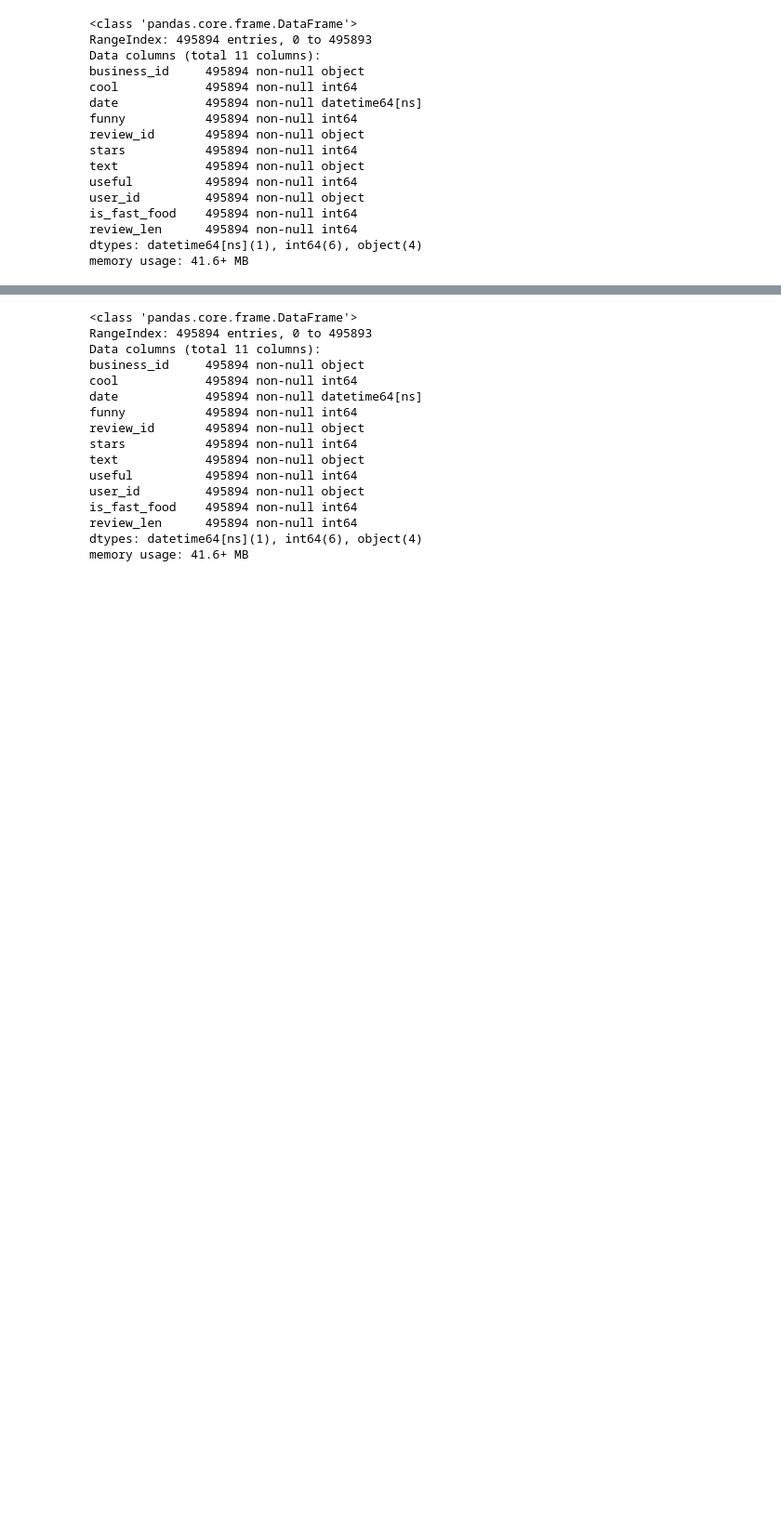
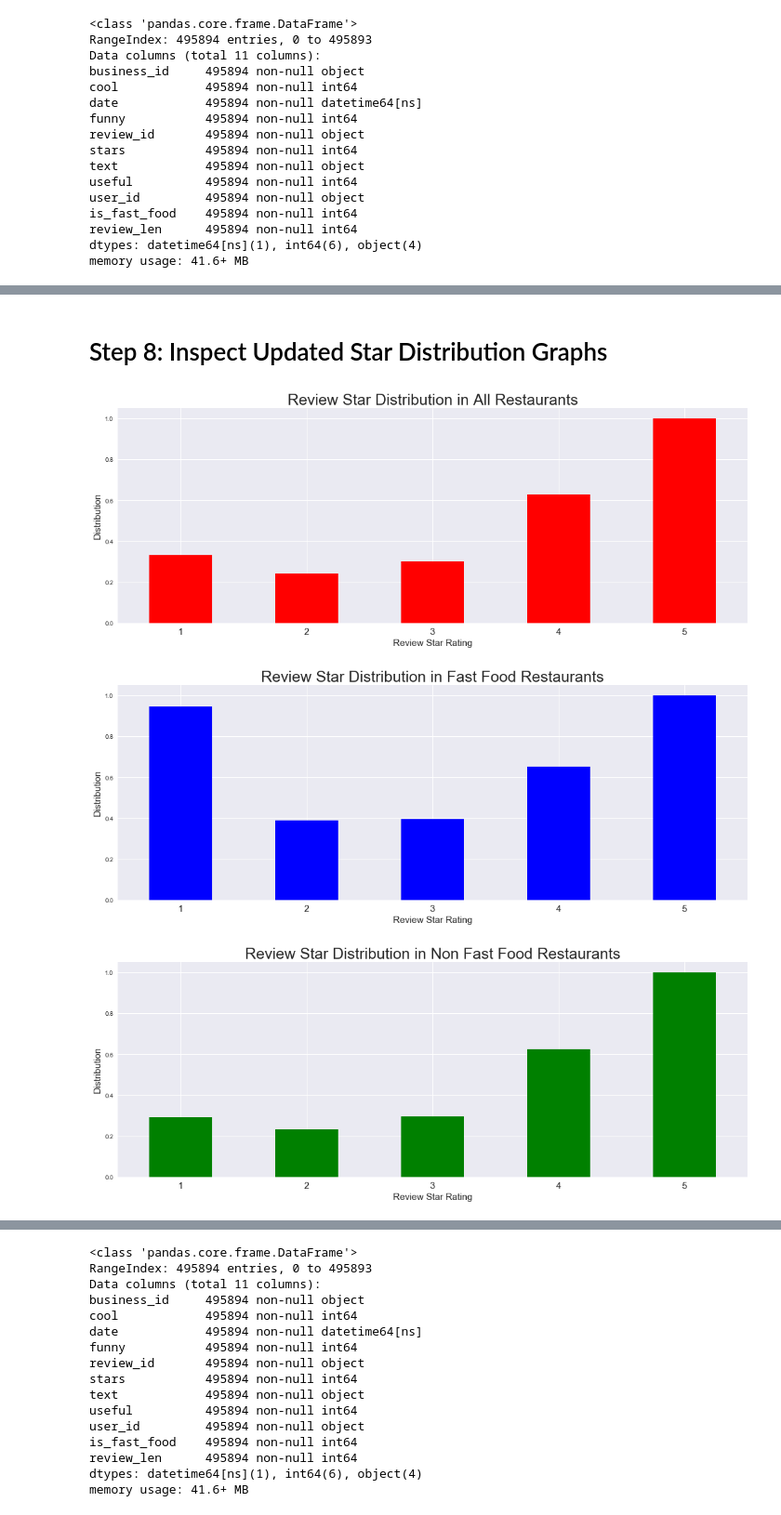
Before and after one commit to samgutentag/yelpsubtopics, a Jupyter notebook: 00_DataWrangling/01_Review_Wrangling.ipynb, the cells around one changed output, grey strips where cells are left out. Shown at 93% size. Drawn from its saved outputs; the diff is of its cells as text; code cells hidden in the pictures; blank space fills up the shorter version.

```diff
--- a/00_DataWrangling/01_Review_Wrangling.ipynb
+++ b/00_DataWrangling/01_Review_Wrangling.ipynb
@@ -247,0 +253,13 @@ Reduced 501250 reviews to a subset of 495894 reviews 98.9315 [reviews_df]
+# %% [markdown]
+# Step 8: Inspect Updated Star Distribution Graphs
+# %%
+nff_reviews_df = reviews_df[reviews_df.is_fast_food == 0].copy()
+ff_reviews_df = reviews_df[reviews_df.is_fast_food == 1].copy()
+# %%
+plot_rating_distribution(reviews_df, title_suffix = 'All Restaurants', file_name='all_restaurants_cleaned', color='r')
+plot_rating_distribution(ff_reviews_df, title_suffix = 'Fast Food Restaurants', file_name='ff_restaurants_cleaned', color='b')
+plot_rating_distribution(nff_reviews_df, title_suffix = 'Non Fast Food Restaurants', file_name='nff_restaurants_cleaned', color='g')
+# %% [output]
+[figure, added]
+[figure, added]
+[figure, added]
```
Also changed, not shown: parts of 40 cells of this notebook, 6 other files.
